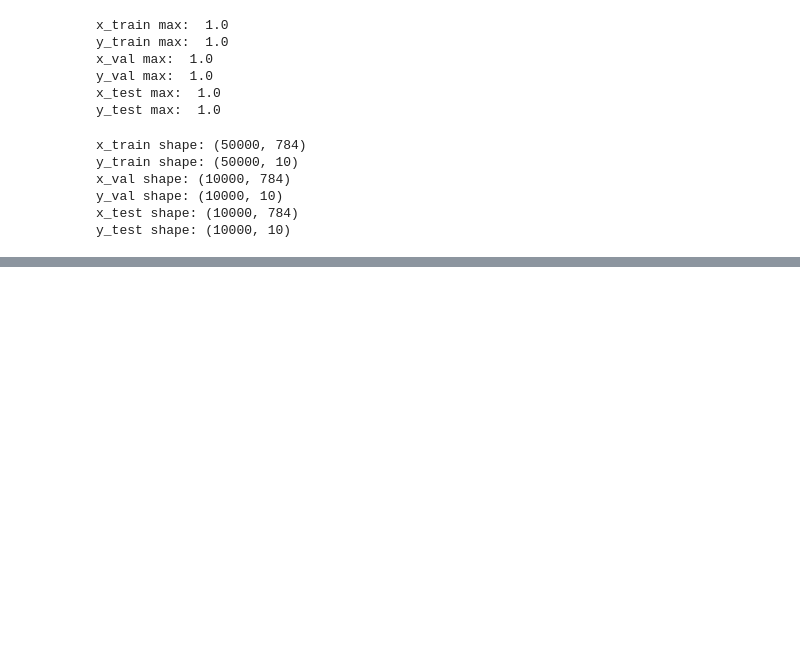
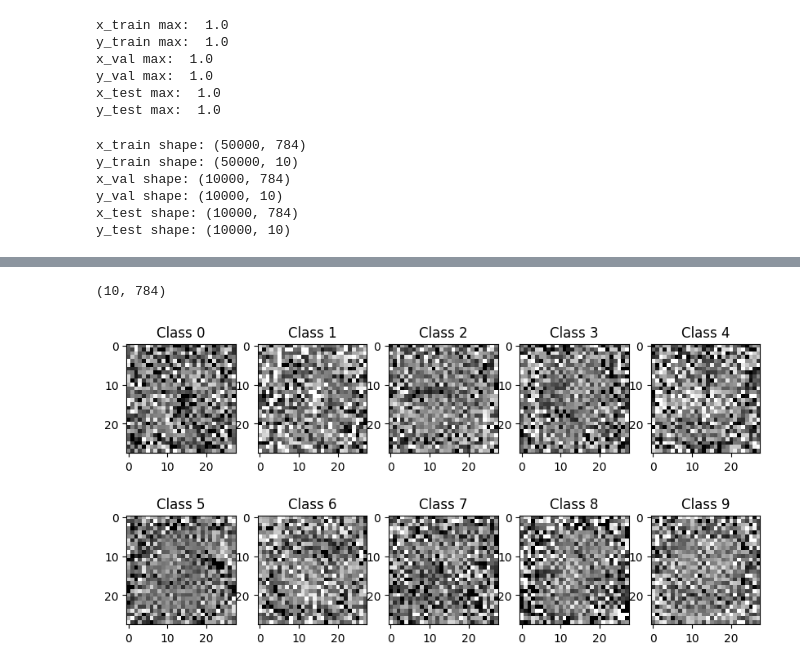
Before and after one commit to EnesAgirman/Mnist-classifier-with-Logistic-Regression, a Jupyter notebook: MNIST_Classifier.ipynb, the cells around one changed output, grey strips where cells are left out. Drawn from its saved outputs; the diff is of its cells as text; code cells hidden in the pictures; blank space fills up the shorter version.

```diff
--- a/MNIST_Classifier.ipynb
+++ b/MNIST_Classifier.ipynb
@@ -184,0 +262,14 @@ x_test[i].shape
+# %%
+# remove bias from weights
+weight = logistic_regression.weights[:, 1:]
+print(weight.shape)
+
+# display the weights for each class using matshow
+plt.figure(figsize=(10, 5))
+for i in range(10):
+    plt.subplot(2, 5, i + 1)
+    plt.imshow(weight[i].reshape(28, 28), cmap=plt.cm.gray, vmin=0.5*weight[i].min(), vmax=0.5*weight[i].max())
+    plt.title(f"Class {i}")
+# %% [output]
+(10, 784)
+[figure, added]
```
Also changed, not shown: parts of 10 cells of this notebook, 2 other files.
